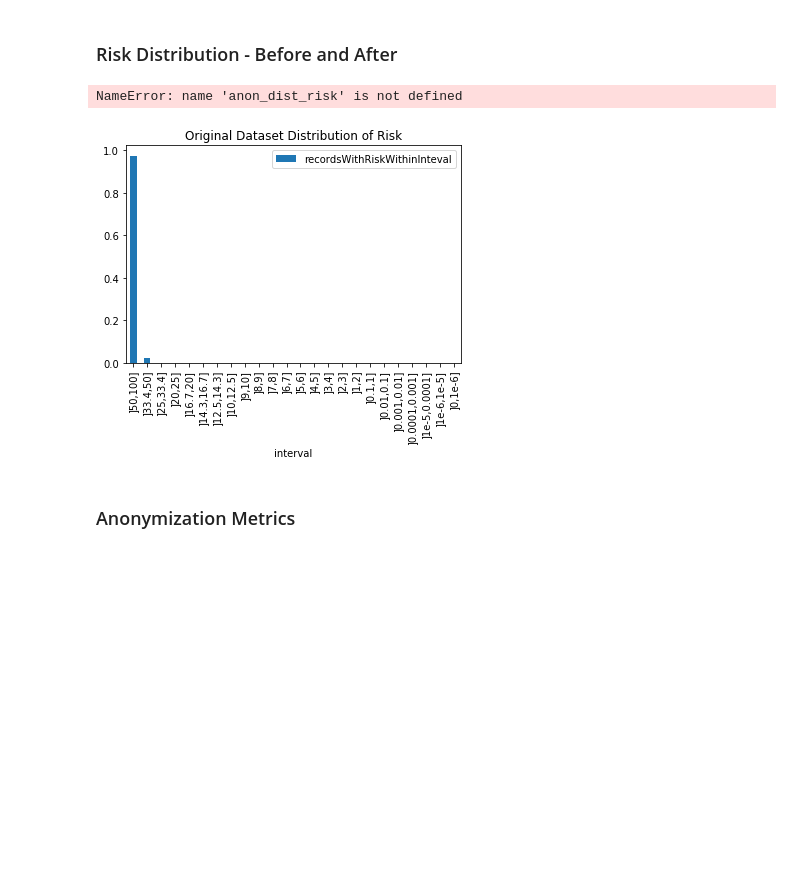
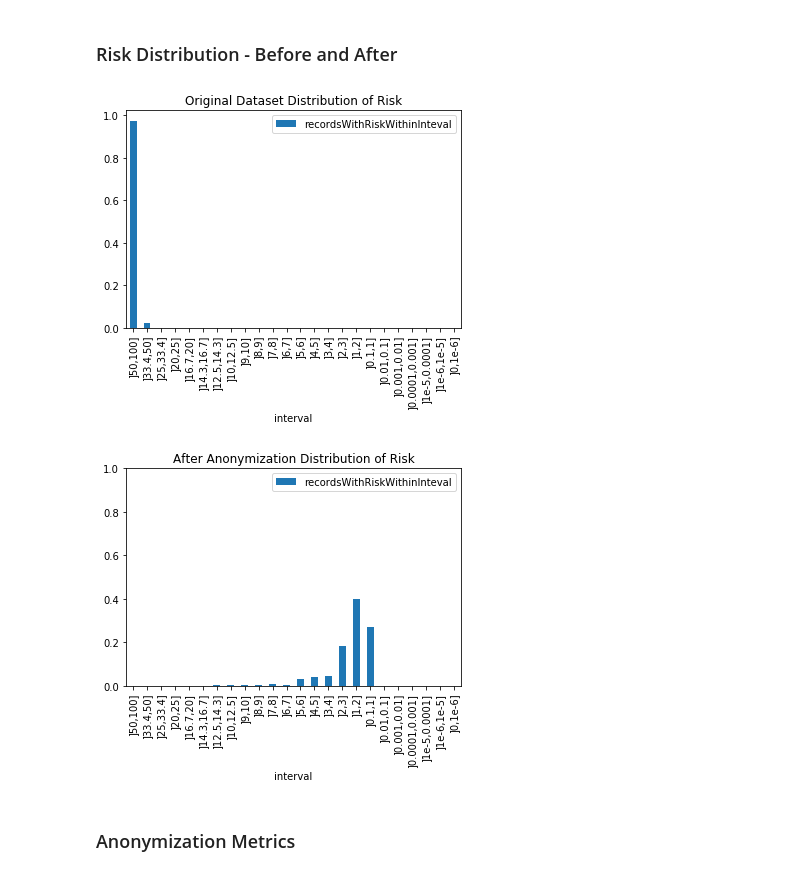
Before and after one commit to oslomet-arx-as-a-service/example-pyaaas-project, a Jupyter notebook: notebooks/data_pres/dummy-data-example-anonymization.ipynb, the cells around one changed output. Saved outputs shown, nothing was run; the diff lists cells and outputs as text; code cells hidden in the pictures; blank space fills up the shorter version.

```diff
--- a/notebooks/data_pres/dummy-data-example-anonymization.ipynb
+++ b/notebooks/data_pres/dummy-data-example-anonymization.ipynb
@@ -237,11 +234,12 @@ anon_re_risk[['estimated_prosecutor_risk', 'lowest_risk']].plot(kind="bar", ytic
 # %% [markdown]
 ### Risk Distribution - Before and After
 # %%
+anon_dist_risk=anon_rp.distribution_of_risk_dataframe()
 dataset_dis_risk.plot(kind="bar", x="interval",y="recordsWithRiskWithinInteval", yticks=[0.0, 0.2, 0.4, 0.6, 0.8, 1.0], title="Original Dataset Distribution of Risk");
 anon_dist_risk.plot(kind="bar", x="interval", y="recordsWithRiskWithinInteval", yticks=[0.0, 0.2, 0.4, 0.6, 0.8, 1.0], title="After Anonymization Distribution of Risk");
 # %% [output]
-NameError: name 'anon_dist_risk' is not defined
 [figure]
+[figure, added]
 # %% [markdown]
 ### Anonymization Metrics
 # %%
```
Also changed, not shown: parts of 3 cells of this notebook.
